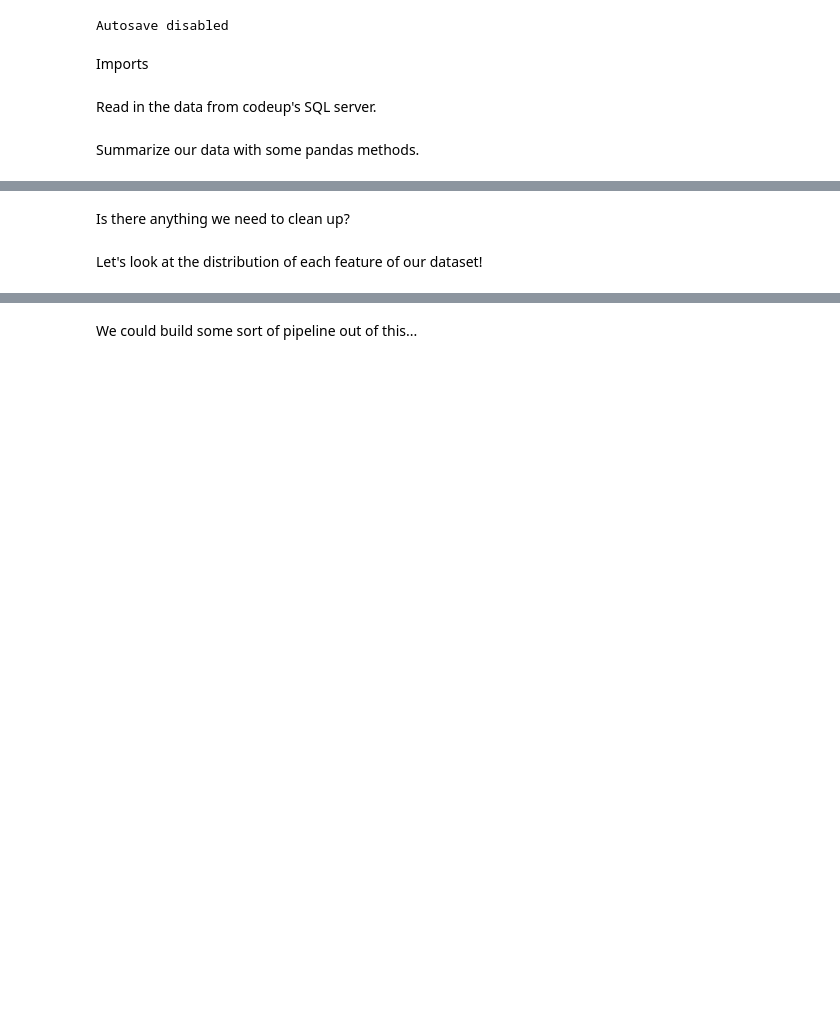
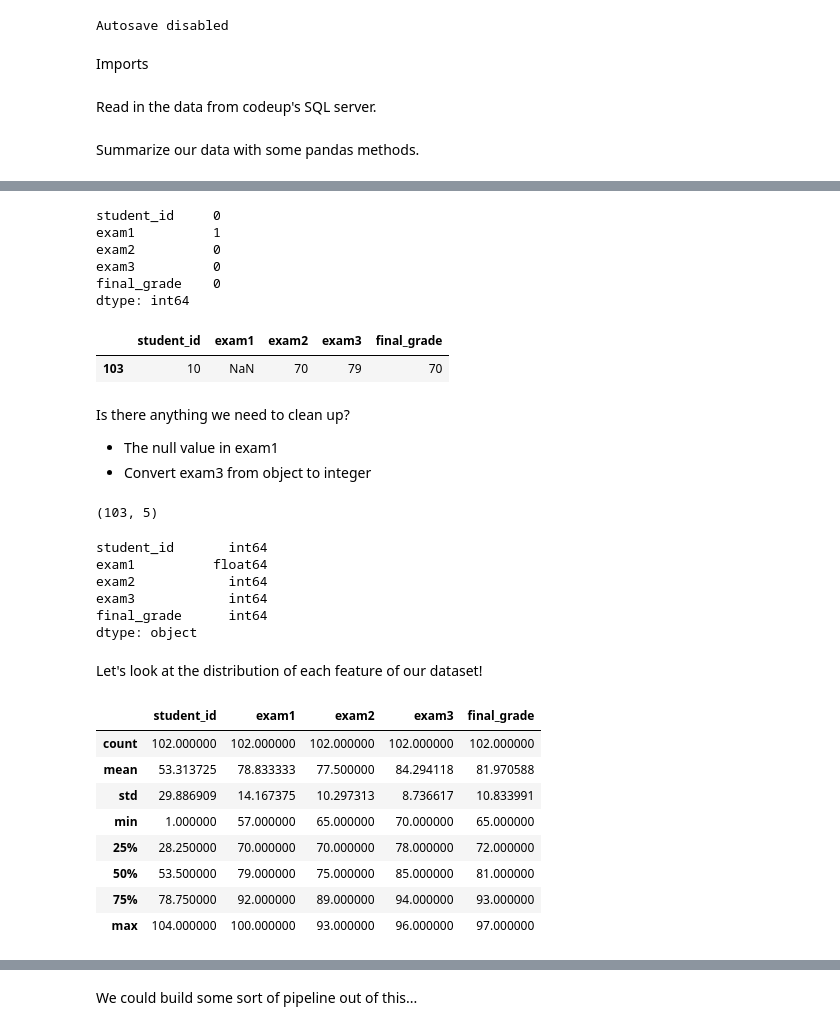
Before and after one commit to CodeupClassroom/somerville-regression, a Jupyter notebook: acquire_lesson.ipynb, the cells around one changed output, grey strips where cells are left out. Drawn from its saved outputs; the diff is of its cells as text; code cells hidden in the pictures; blank space fills up the shorter version.

```diff
--- a/acquire_lesson.ipynb
+++ b/acquire_lesson.ipynb
@@ -17,2 +26,4 @@ Read in the data from codeup's SQL server.
+# %%
+df = pd.read_sql(query, url)
 # %% [markdown]
 Summarize our data with some pandas methods.
@@ -19,4 +58,49 @@ Summarize our data with some pandas methods.
+# %%
+df.isna().sum()
+# %% [output]
+student_id     0
+exam1          1
+exam2          0
+exam3          0
+final_grade    0
+dtype: int64
+# %%
+df[df.exam1.isna()]
+# %% [output]
+|  | student_id | exam1 | exam2 | exam3 | final_grade |
+| 103 | 10 | NaN | 70 | 79 | 70 |
 # %% [markdown]
 Is there anything we need to clean up?
+- The null value in exam1
+- Convert exam3 from object to integer
+# %%
+df = df.dropna()
+df.shape
+# %% [output]
+(103, 5)
+# %%
+df = df[df.exam3 != ' ']
+# %%
+df.exam3 = df.exam3.astype('int')
+df.dtypes
+# %% [output]
+student_id       int64
+exam1          float64
+exam2            int64
+exam3            int64
+final_grade      int64
+dtype: object
 # %% [markdown]
 Let's look at the distribution of each feature of our dataset!
+# %%
+df.describe()
+# %% [output]
+|  | student_id | exam1 | exam2 | exam3 | final_grade |
+| count | 102.000000 | 102.000000 | 102.000000 | 102.000000 | 102.000000 |
+| mean | 53.313725 | 78.833333 | 77.500000 | 84.294118 | 81.970588 |
+| std | 29.886909 | 14.167375 | 10.297313 | 8.736617 | 10.833991 |
+| min | 1.000000 | 57.000000 | 65.000000 | 70.000000 | 65.000000 |
+| 25% | 28.250000 | 70.000000 | 70.000000 | 78.000000 | 72.000000 |
+| 50% | 53.500000 | 79.000000 | 75.000000 | 85.000000 | 81.000000 |
+| 75% | 78.750000 | 92.000000 | 89.000000 | 94.000000 | 93.000000 |
+| max | 104.000000 | 100.000000 | 93.000000 | 96.000000 | 97.000000 |
```
Also changed, not shown: parts of 10 cells of this notebook.
